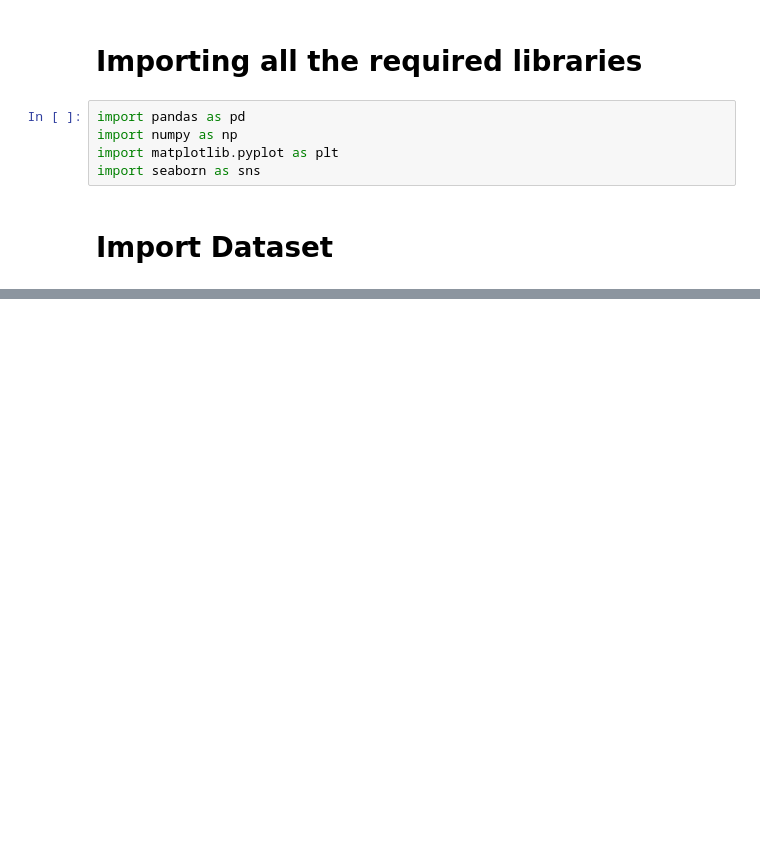
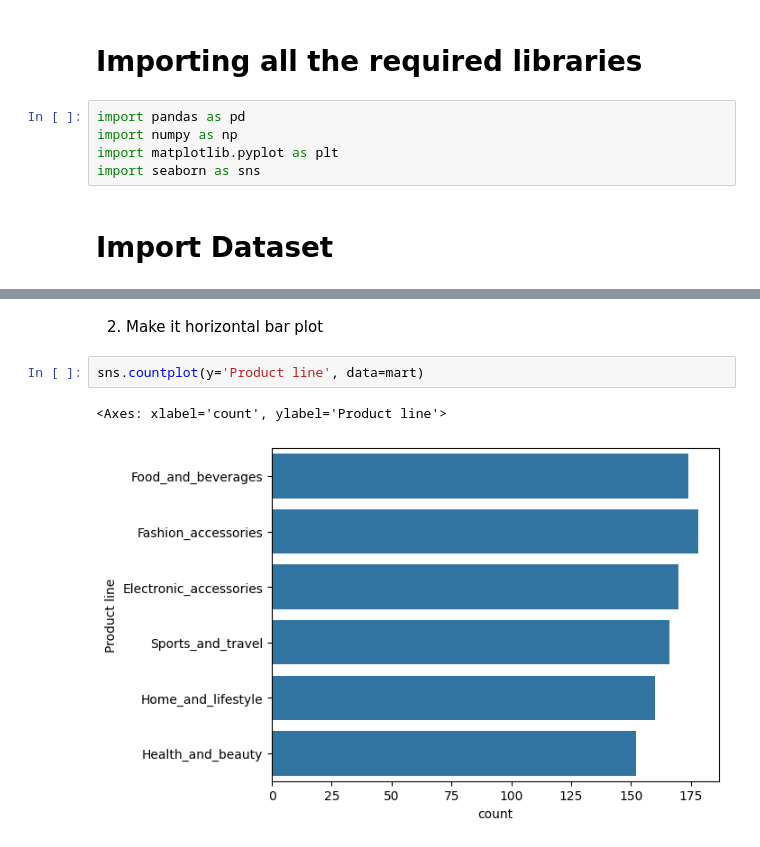
Before and after one commit to Suraj-kumar121K/SEABORN, a Jupyter notebook: CODE/Intrduction/intro_Seaborn.ipynb, the cells around one changed output, grey strips where cells are left out. Drawn from its saved outputs; the diff is of its cells as text; blank space fills up the shorter version.

```diff
--- a/CODE/Intrduction/intro_Seaborn.ipynb
+++ b/CODE/Intrduction/intro_Seaborn.ipynb
@@ -59,0 +77,7 @@ mart.shape()
+# %% [markdown]
+2. Make it horizontal bar plot
+# %%
+sns.countplot(y='Product line', data=mart)
+# %% [output]
+<Axes: xlabel='count', ylabel='Product line'>
+[figure, added]
```
Also changed, not shown: parts of 9 cells of this notebook, 1 other file.
